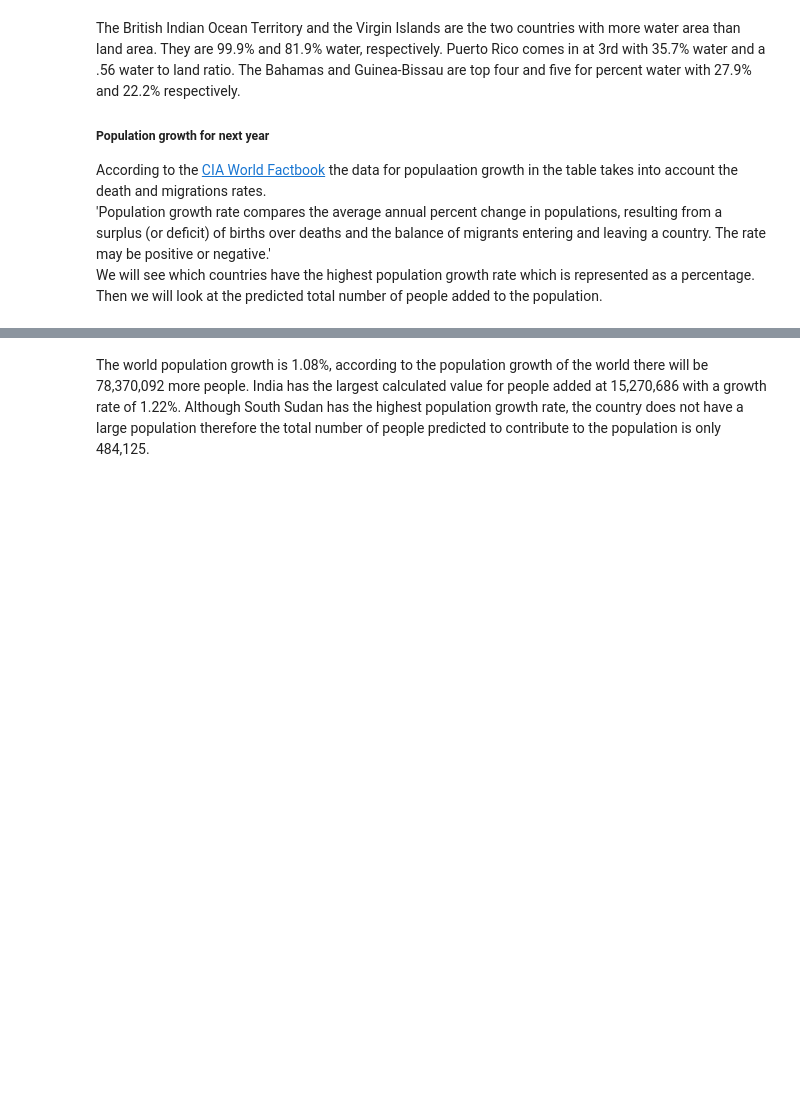
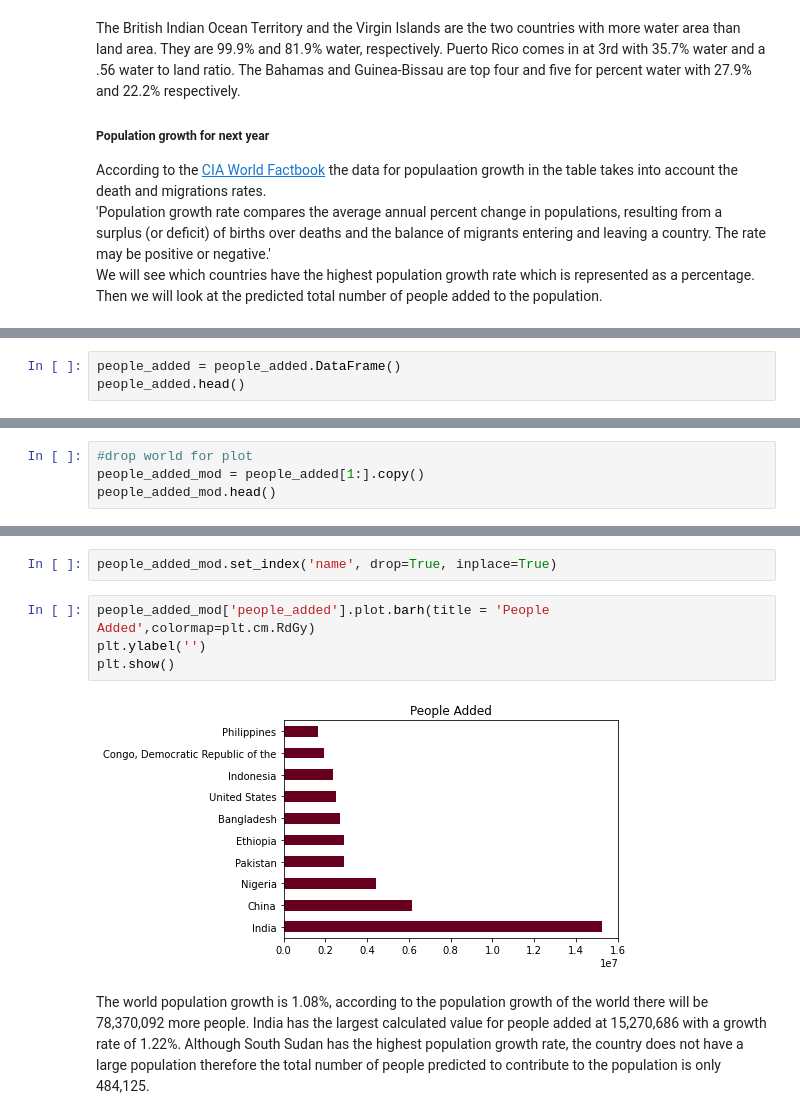
Before and after one commit to tehila440/analyzing_cia_factbook, a Jupyter notebook: 4.1_Analyzing CIA Factbook Data Using SQL.ipynb, the cells around one changed output, grey strips where cells are left out. Saved outputs shown, nothing was run; the diff lists cells and outputs as text; blank space fills up the shorter version.

```diff
--- a/4.1_Analyzing CIA Factbook Data Using SQL.ipynb
+++ b/4.1_Analyzing CIA Factbook Data Using SQL.ipynb
@@ -209,0 +210,3 @@ Done.
+# %%
+people_added = people_added.DataFrame()
+people_added.head()
@@ -209,0 +220,4 @@ Done.
+# %%
+#drop world for plot
+people_added_mod = people_added[1:].copy()
+people_added_mod.head()
@@ -210,3 +231,11 @@ Done.
+# %%
+people_added_mod.set_index('name', drop=True, inplace=True)
+# %%
+people_added_mod['people_added'].plot.barh(title = 'People Added',colormap=plt.cm.RdGy)
+plt.ylabel('')
+plt.show()
+# %% [output]
+[figure, added]
 # %% [markdown]
 The world population growth is 1.08%, according to the population growth of the world there will be 78,370,092 more people.  India has the largest calculated value for people added at 15,270,686 with a growth rate of 1.22%.  Although South Sudan has the highest population growth rate, the country does not have a large population therefore the total number of people predicted to contribute to the population is only 484,125.
 # %%
```
Also changed, not shown: parts of 15 cells of this notebook, 2 other files.
